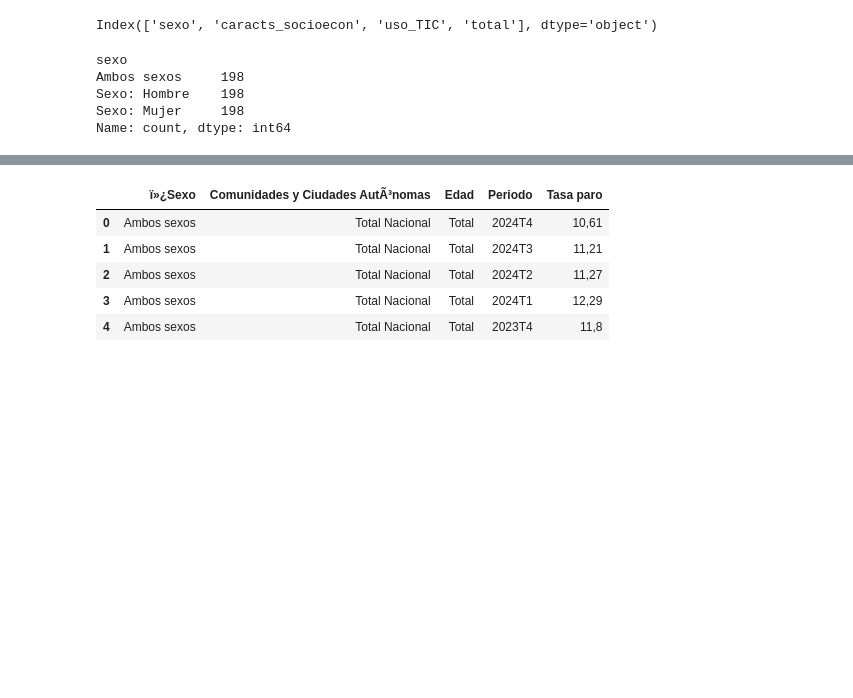
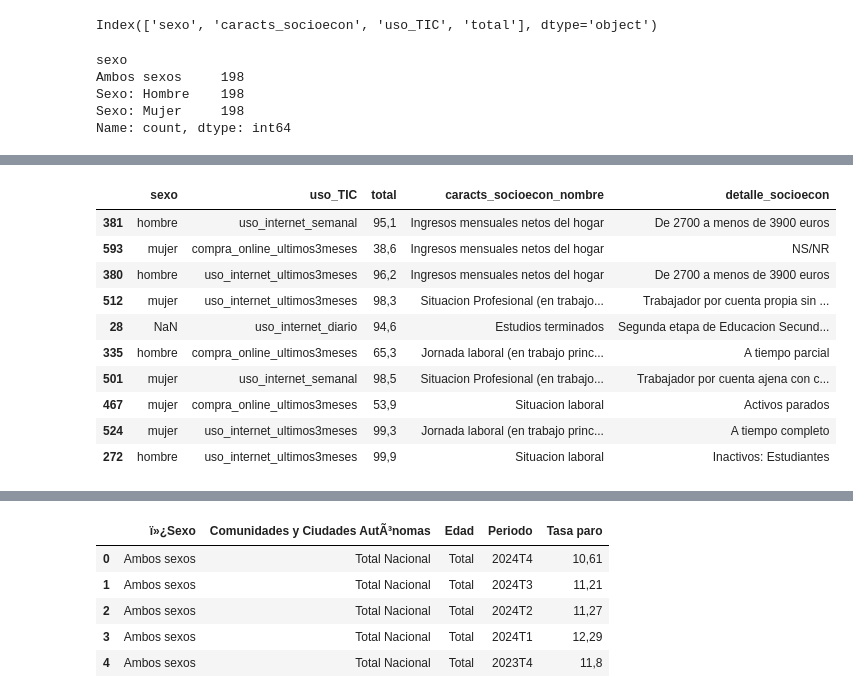
Before and after one commit to sara-arranz/PowerBI_Brecha_Digital, a Jupyter notebook: transformaciones/dataset_global.ipynb, the cells around one changed output, grey strips where cells are left out. Cells and saved outputs as stored; diff of their text form; code cells hidden in the pictures; blank space fills up the shorter version.

```diff
--- a/transformaciones/dataset_global.ipynb
+++ b/transformaciones/dataset_global.ipynb
@@ -99,0 +198,36 @@ Name: count, dtype: int64
+# %%
+mapeo = {
+    'Estudios terminados: Menos que primaria': 'Estudios terminados: Menos que primaria',
+    'Estudios terminados: Educaci�n Primaria': 'Estudios terminados: Educacion Primaria',
+    'Estudios terminados: Primera etapa de Educaci�n Secundaria': 'Estudios terminados: Primera etapa de Educacion Secundaria',
+    'Estudios terminados: Segunda etapa de Educaci�n Secundaria': 'Estudios terminados: Segunda etapa de Educacion Secundaria',
+    'Estudios terminados: Formaci�n Profesional de Grado Superior': 'Estudios terminados: Formacion Profesional de Grado Superior',
+    'Estudios terminados: Diplomatura universitaria y equivalentes': 'Estudios terminados: Diplomatura universitaria y equivalentes',
+    'Estudios terminados: Licenciatura universitaria, m�ster y equivalentes': 'Estudios terminados: Licenciatura universitaria, master y equivalentes',
+    'Estudios terminados: Doctorado universitario': 'Estudios terminados: Doctorado universitario',
+    'Estudios terminados: Otros': 'Estudios terminados: Otros',
+    'Situaci�n laboral: Activos ocupados': 'Situacion laboral: Activos ocupados',
+    'Situaci�n laboral: Activos parados': 'Situacion laboral: Activos parados',
+    'Situaci�n laboral: Inactivos: Estudiantes': 'Situacion laboral: Inactivos: Estudiantes',
+    'Situaci�n laboral: Inactivos: Labores del hogar': 'Situacion laboral: Inactivos: Labores del hogar',
+    'Situaci�n laboral: Inactivos: Pensionistas': 'Situacion laboral: Inactivos: Pensionistas',
+    'Situaci�n laboral: Otra situaci�n laboral': 'Situacion laboral: Otra situacion laboral',
+    'Situaci�n Profesional (en trabajo principal): Trabajador por cuenta ajena con contrato indefinido': 'Situacion Profesional (en trabajo principal): Trabajador por cuenta ajena con contrato indefinido',
+    'Situaci�n Profesional (en trabajo principal): Trabajador por cuenta ajena con contrato temporal': 'Situacion Profesional (en trabajo principal): Trabajador por cuenta ajena con contrato temporal',
+    'Situaci�n Profesional (en trabajo principal): Trabajador por cuenta propia  con empleados': 'Situacion Profesional (en trabajo principal): Trabajador por cuenta propia con empleados',
+    'Situaci�n Profesional (en trabajo principal): Trabajador por cuenta propia sin empleados': 'Situacion Profesional (en trabajo principal): Trabajador por cuenta propia sin empleados',
+    'Situaci�n Profesional (en trabajo principal):  Ayuda familiar (sin sueldo estipulado)': 'Situacion Profesional (en trabajo principal): Ayuda familiar (sin sueldo estipulado)',
+    'Jornada laboral (en trabajo principal) : A tiempo completo': 'Jornada laboral (en trabajo principal): A tiempo completo',
+    'Jornada laboral (en trabajo principal) : A tiempo parcial': 'Jornada laboral (en trabajo principal): A tiempo parcial',
+    'Ocupaci�n principal: Manual': 'Ocupacion principal: Manual',
+    'Ocupaci�n principal: No Manual': 'Ocupacion principal: No Manual',
+    'Ocupaci�n principal: Trabajadores TIC': 'Ocupacion principal: Trabajadores TIC',
+    'Ocupaci�n principal: Otros trabajadores': 'Ocupacion principal: Otros trabajadores',
+    'Ingresos mensuales netos del hogar: Menos de 1.200 euros': 'Ingresos mensuales netos del hogar: Menos de 1200 euros',
+    'Ingresos mensuales netos del hogar: De 1.200 a menos de 1.900 euros': 'Ingresos mensuales netos del hogar: De 1200 a menos de 1900 euros',
+    'Ingresos mensuales netos del hogar: De 1.900 a menos de 2.700 euros': 'Ingresos mensuales netos del hogar: De 1900 a menos de 2700 euros',
+    'Ingresos mensuales netos del hogar: De 2.700 a menos de 3.900 euros': 'Ingresos mensuales netos del hogar: De 2700 a menos de 3900 euros',
+    'Ingresos mensuales netos del hogar: 3.900 o m�s euros': 'Ingresos mensuales netos del hogar: 3900 o mas euros',
+    'Ingresos mensuales netos del hogar: NS/NR': 'Ingresos mensuales netos del hogar: NS/NR',
+}
+df_educacion['caracts_socioecon'] = df_educacion['caracts_socioecon'].map(mapeo)
@@ -99,0 +254,20 @@ Name: count, dtype: int64
+# %%
+df_educacion[['caracts_socioecon_nombre','detalle_socioecon']] = df_educacion['caracts_socioecon'].str.split(":", n=1, expand=True).get([0,1])
+# %%
+df_educacion = df_educacion.drop(columns ='caracts_socioecon')
+# %%
+df_educacion = df_educacion[df_educacion['uso_TIC'].notnull()]
+# %%
+df_educacion.sample(10)
+# %% [output]
+|  | sexo | uso_TIC | total | caracts_socioecon_nombre | detalle_socioecon |
+| 381 | hombre | uso_internet_semanal | 95,1 | Ingresos mensuales netos del hogar | De 2700 a menos de 3900 euros |
+| 593 | mujer | compra_online_ultimos3meses | 38,6 | Ingresos mensuales netos del hogar | NS/NR |
+| 380 | hombre | uso_internet_ultimos3meses | 96,2 | Ingresos mensuales netos del hogar | De 2700 a menos de 3900 euros |
+| 512 | mujer | uso_internet_ultimos3meses | 98,3 | Situacion Profesional (en trabajo... | Trabajador por cuenta propia sin ... |
+| 28 | NaN | uso_internet_diario | 94,6 | Estudios terminados | Segunda etapa de Educacion Secund... |
+| 335 | hombre | compra_online_ultimos3meses | 65,3 | Jornada laboral (en trabajo princ... | A tiempo parcial |
+| 501 | mujer | uso_internet_semanal | 98,5 | Situacion Profesional (en trabajo... | Trabajador por cuenta ajena con c... |
+| 467 | mujer | compra_online_ultimos3meses | 53,9 | Situacion laboral | Activos parados |
+| 524 | mujer | uso_internet_ultimos3meses | 99,3 | Jornada laboral (en trabajo princ... | A tiempo completo |
+| 272 | hombre | uso_internet_ultimos3meses | 99,9 | Situacion laboral | Inactivos: Estudiantes |
```
Also changed, not shown: parts of 51 cells of this notebook, 3 other files.
